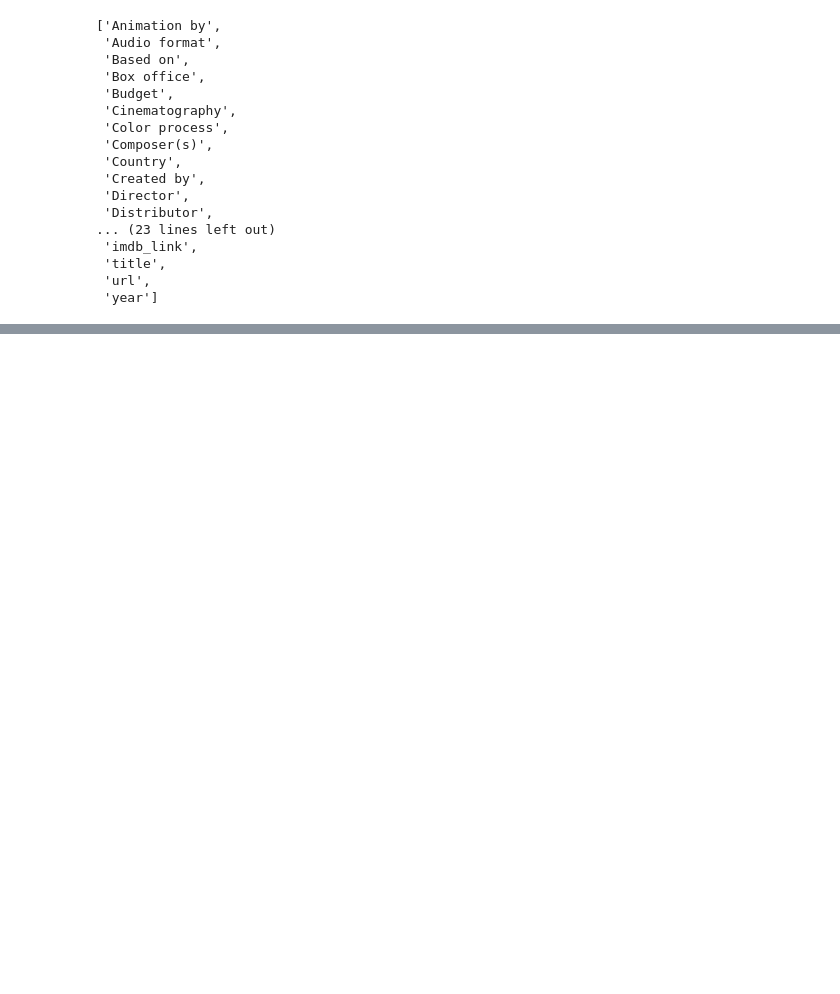
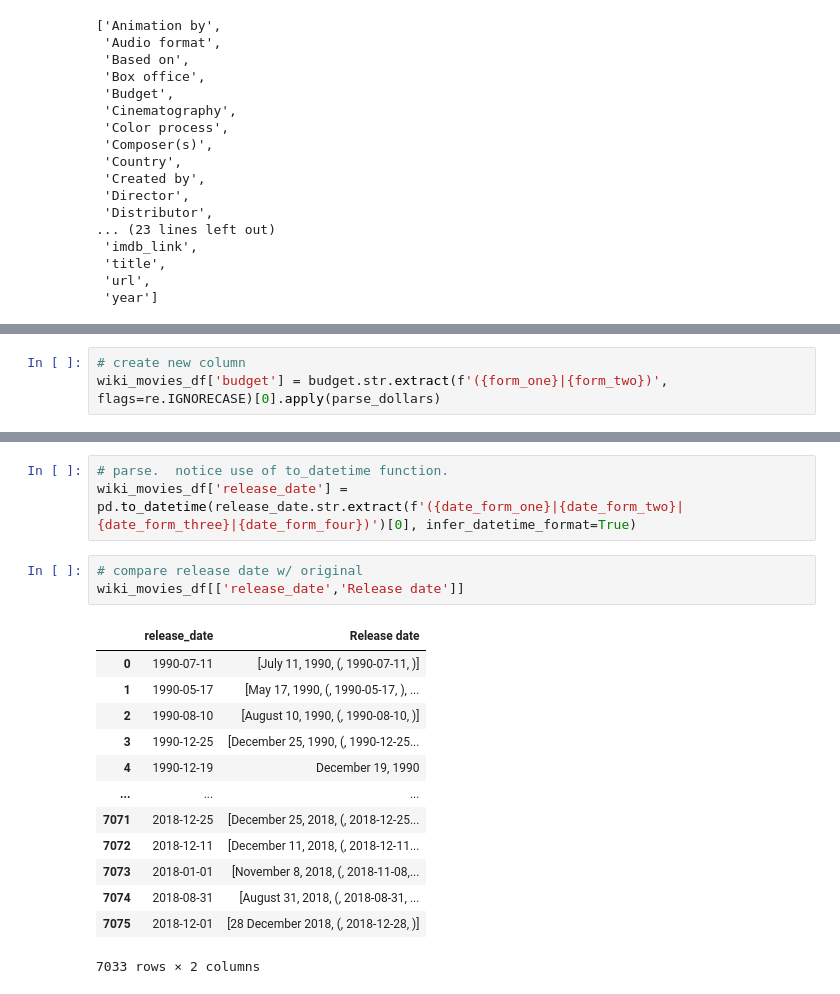
Before and after one commit to jose-perth/Movies-ETL, a Jupyter notebook: movies_etl.ipynb, the cells around one changed output, grey strips where cells are left out. Cells and saved outputs as stored; diff of their text form; blank space fills up the shorter version.

```diff
--- a/movies_etl.ipynb
+++ b/movies_etl.ipynb
@@ -168,0 +498,3 @@ Name: Running time, Length: 413, dtype: int64
+# %%
+# create new column
+wiki_movies_df['budget'] = budget.str.extract(f'({form_one}|{form_two})', flags=re.IGNORECASE)[0].apply(parse_dollars)
@@ -168,0 +535,20 @@ Name: Running time, Length: 413, dtype: int64
+# %%
+# parse.  notice use of to_datetime function.
+wiki_movies_df['release_date'] = pd.to_datetime(release_date.str.extract(f'({date_form_one}|{date_form_two}|{date_form_three}|{date_form_four})')[0], infer_datetime_format=True)
+# %%
+# compare release date w/ original
+wiki_movies_df[['release_date','Release date']]
+# %% [output]
+|  | release_date | Release date |
+| 0 | 1990-07-11 | [July 11, 1990, (, 1990-07-11, )] |
+| 1 | 1990-05-17 | [May 17, 1990, (, 1990-05-17, ), ... |
+| 2 | 1990-08-10 | [August 10, 1990, (, 1990-08-10, )] |
+| 3 | 1990-12-25 | [December 25, 1990, (, 1990-12-25... |
+| 4 | 1990-12-19 | December 19, 1990 |
+| ... | ... | ... |
+| 7071 | 2018-12-25 | [December 25, 2018, (, 2018-12-25... |
+| 7072 | 2018-12-11 | [December 11, 2018, (, 2018-12-11... |
+| 7073 | 2018-01-01 | [November 8, 2018, (, 2018-11-08,... |
+| 7074 | 2018-08-31 | [August 31, 2018, (, 2018-08-31, ... |
+| 7075 | 2018-12-01 | [28 December 2018, (, 2018-12-28, )] |
+7033 rows × 2 columns
```
Also changed, not shown: parts of 43 cells of this notebook.
